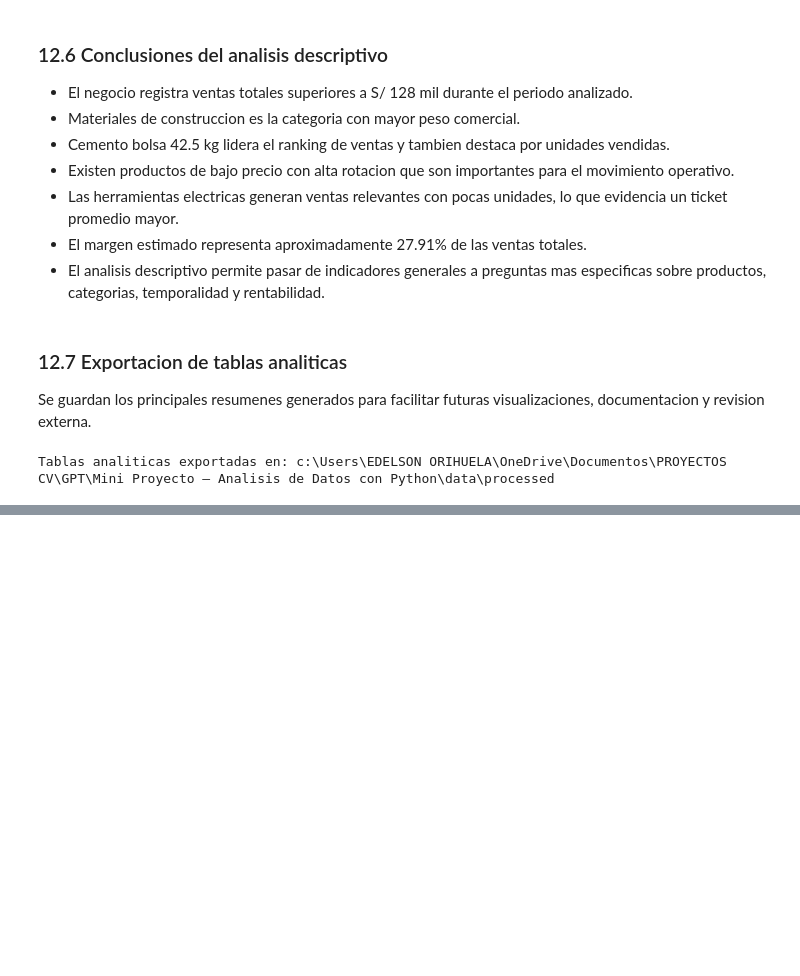
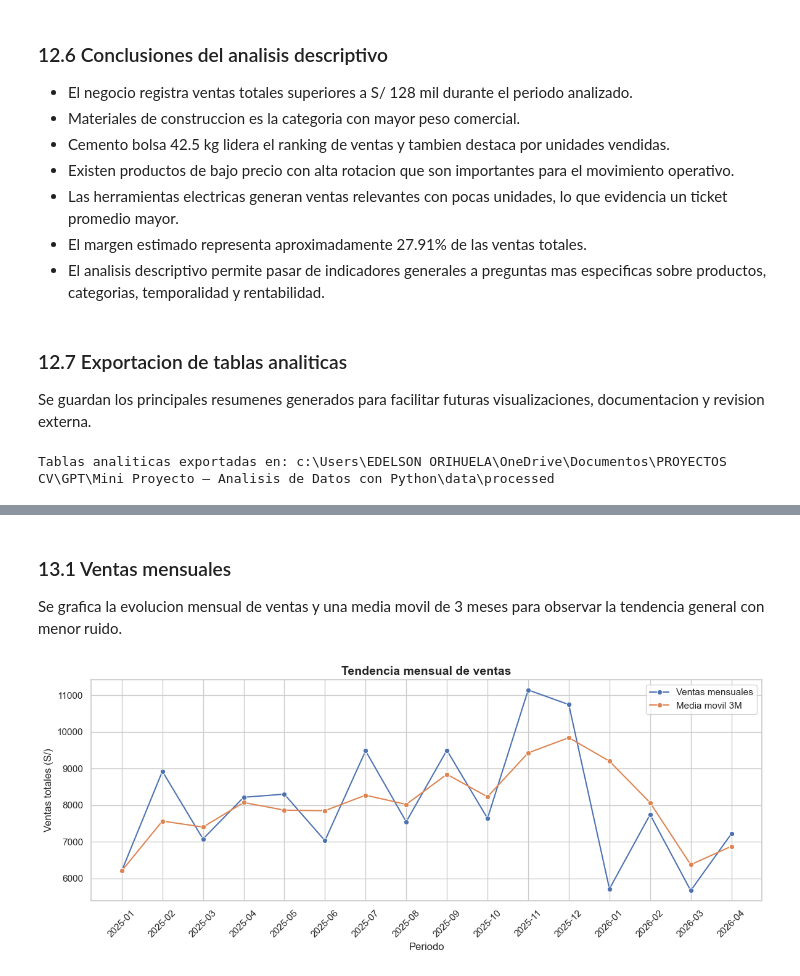
Before and after one commit to OJ-Edelsonn/mini-proyecto-analisis-datos-python, a Jupyter notebook: notebooks/analisis_datos_ferreteria.ipynb, the cells around one changed output, grey strips where cells are left out. Saved outputs shown, nothing was run; the diff lists cells and outputs as text; code cells hidden in the pictures; blank space fills up the shorter version.

Commit message:
notebook: agregar visualizaciones e insights

```diff
--- a/notebooks/analisis_datos_ferreteria.ipynb
+++ b/notebooks/analisis_datos_ferreteria.ipynb
@@ -767,0 +772,46 @@ Tablas analiticas exportadas en: c:\Users\EDELSON ORIHUELA\OneDrive\Documentos\P
+# %% [markdown]
+### 13.1 Ventas mensuales
+
+Se grafica la evolucion mensual de ventas y una media movil de 3 meses para observar la tendencia general con menor ruido.
+# %%
+from pathlib import Path
+
+import matplotlib.pyplot as plt
+import seaborn as sns
+
+PROJECT_ROOT = Path.cwd().parent if Path.cwd().name == "notebooks" else Path.cwd()
+FIGURES = PROJECT_ROOT / "reports" / "figures"
+
+sns.set_theme(style="whitegrid")
+# %%
+FIGURES.mkdir(parents=True, exist_ok=True)
+
+plt.figure(figsize=(12, 5))
+
+sns.lineplot(
+    data=resumen_mensual,
+    x="periodo",
+    y="ventas_totales",
+    marker="o",
+    label="Ventas mensuales"
+)
+
+sns.lineplot(
+    data=resumen_mensual,
+    x="periodo",
+    y="media_movil_3m",
+    marker="o",
+    label="Media movil 3M"
+)
+
+plt.title("Tendencia mensual de ventas", fontsize=14, fontweight="bold")
+plt.xlabel("Periodo")
+plt.ylabel("Ventas totales (S/)")
+plt.xticks(rotation=45)
+plt.legend()
+plt.tight_layout()
+
+plt.savefig(FIGURES / "01_tendencia_mensual_ventas.png", dpi=150, bbox_inches="tight")
+plt.show()
+# %% [output]
+[figure, added]
```
Also changed, not shown: parts of 13 cells of this notebook, 4 other files.
